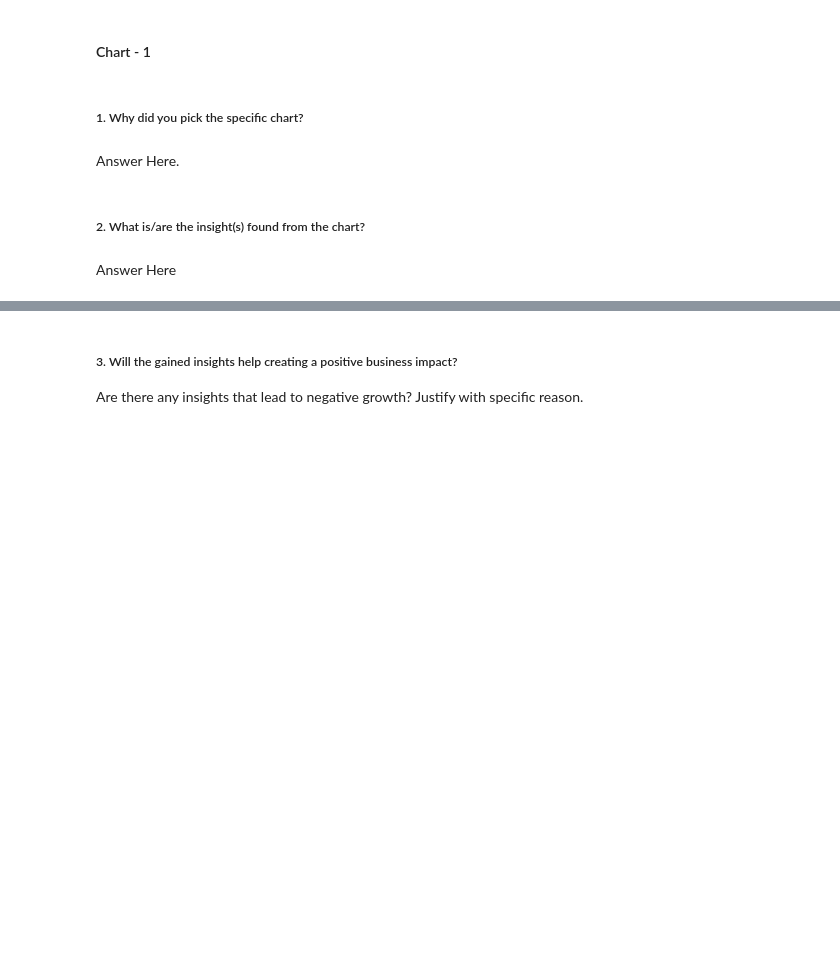
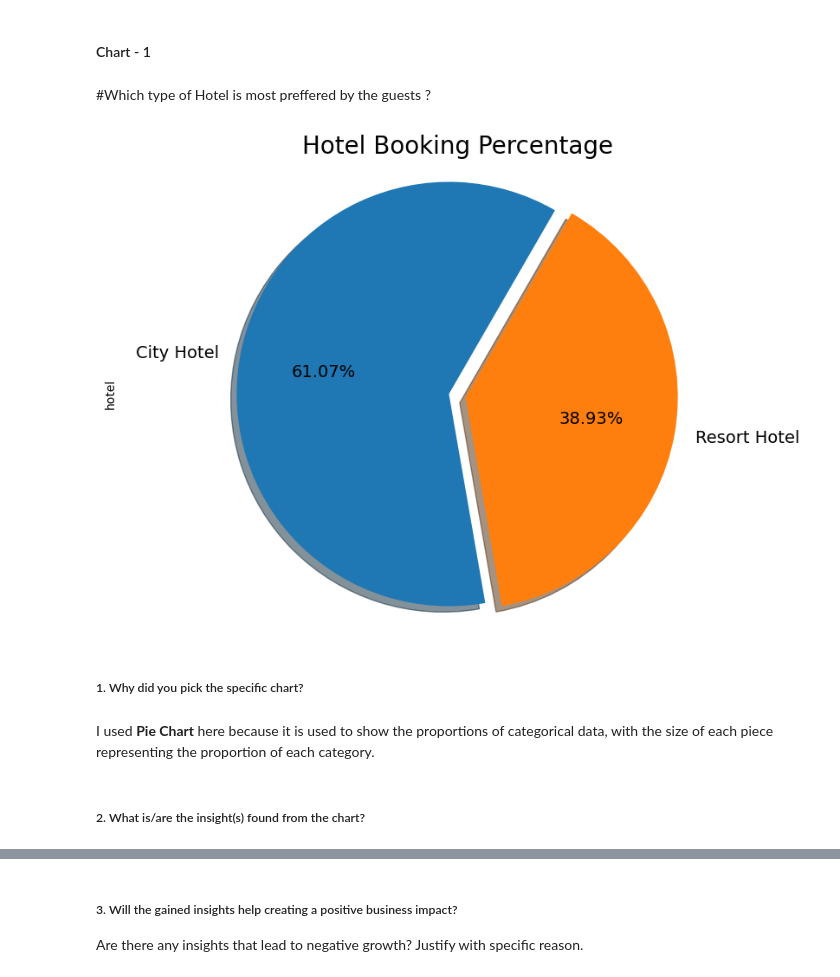
Before and after one commit to khanimrangithu/capstone2-hotel-booking-analysis, a Jupyter notebook: Copy_of_Sample_EDA_Submission_Template.ipynb, the cells around one changed output, grey strips where cells are left out. Saved outputs shown, nothing was run; the diff lists cells and outputs as text; code cells hidden in the pictures; blank space fills up the shorter version.

```diff
--- a/Copy_of_Sample_EDA_Submission_Template.ipynb
+++ b/Copy_of_Sample_EDA_Submission_Template.ipynb
@@ -465,8 +463,23 @@ After completing all the manipulations, I checked the newly manipulated dataset
+# %% [markdown]
+#Which type of Hotel is most preffered by the guests ?
+# %%
+# Chart - 1 visualization code
+
+# Count Hotel
+hotel_count = hb_df1.hotel.value_counts()
+
+# Plotting values in a simple pie chart
+hotel_count.plot.pie(figsize=(10, 7), autopct="%1.2f%%", explode=(0.04, 0.04), shadow=True, fontsize=14, startangle=60)
+
+# Setting the title
+plt.title("Hotel Booking Percentage", fontsize=20)
+plt.axis("equal")
+plt.show()
+# %% [output]
+[figure, added]
 # %% [markdown]
 ##### 1. Why did you pick the specific chart?
-# %% [markdown]
-Answer Here.
+# %% [markdown]
+I used **Pie Chart** here because it is used to show the proportions of categorical data, with the size of each piece representing the proportion of each category.
 # %% [markdown]
 ##### 2. What is/are the insight(s) found from the chart?
-# %% [markdown]
-Answer Here
```
Also changed, not shown: parts of 122 cells of this notebook.
